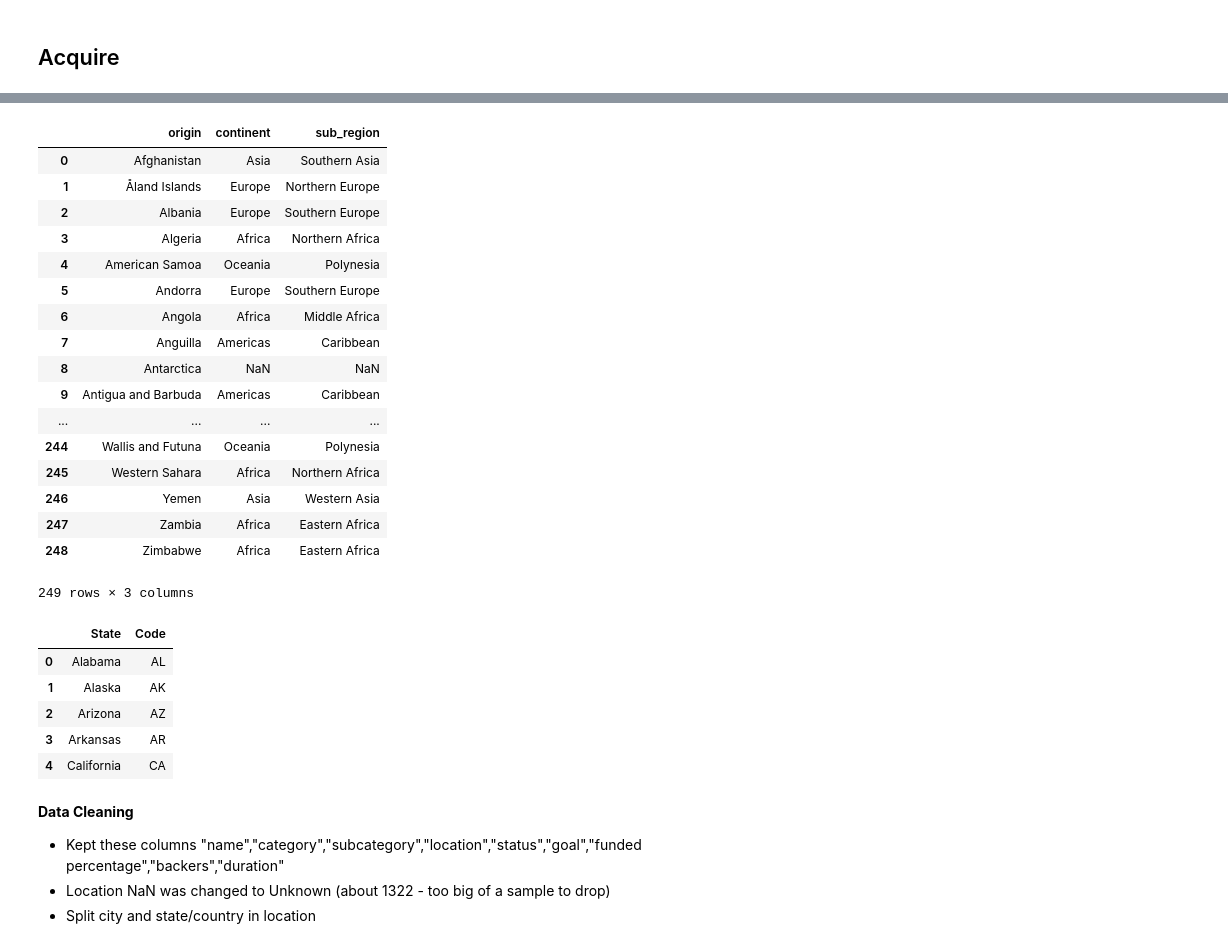
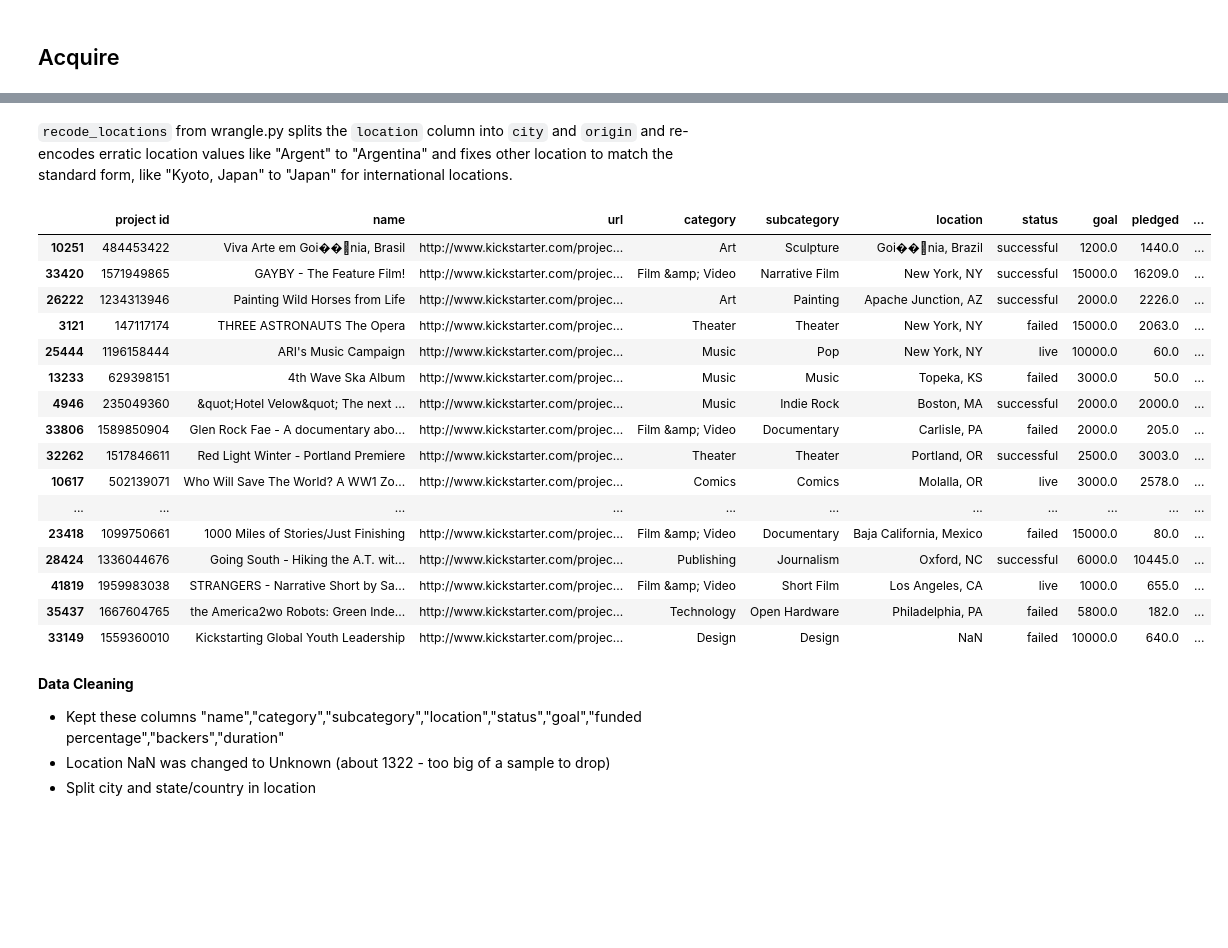
Before and after one commit to crisgiovanoni/kickstarter_project, a Jupyter notebook: Who Gets the Fund?.ipynb, the cells around one changed output, grey strips where cells are left out. Cells and saved outputs as stored; diff of their text form; code cells hidden in the pictures; blank space fills up the shorter version.

```diff
--- a/Who Gets the Fund?.ipynb
+++ b/Who Gets the Fund?.ipynb
@@ -45,36 +25,29 @@ org = org[["origin","continent","sub_region"]]
-# %%
-org
-# %% [output]
-|  | origin | continent | sub_region |
-| 0 | Afghanistan | Asia | Southern Asia |
-| 1 | Åland Islands | Europe | Northern Europe |
-| 2 | Albania | Europe | Southern Europe |
-| 3 | Algeria | Africa | Northern Africa |
-| 4 | American Samoa | Oceania | Polynesia |
-| 5 | Andorra | Europe | Southern Europe |
-| 6 | Angola | Africa | Middle Africa |
-| 7 | Anguilla | Americas | Caribbean |
-| 8 | Antarctica | NaN | NaN |
-| 9 | Antigua and Barbuda | Americas | Caribbean |
-| ... | ... | ... | ... |
-| 244 | Wallis and Futuna | Oceania | Polynesia |
-| 245 | Western Sahara | Africa | Northern Africa |
-| 246 | Yemen | Asia | Western Asia |
-| 247 | Zambia | Africa | Eastern Africa |
-| 248 | Zimbabwe | Africa | Eastern Africa |
-249 rows × 3 columns
-# %%
-states = states[["State","Code"]]
-states.head()
-# %% [output]
-|  | State | Code |
-| 0 | Alabama | AL |
-| 1 | Alaska | AK |
-| 2 | Arizona | AZ |
-| 3 | Arkansas | AR |
-| 4 | California | CA |
 # %%
-kick = get_kickstarter()
+kick = wrangle.get_kickstarter()
+# %% [markdown]
+`recode_locations` from wrangle.py splits the `location` column into `city` and `origin` and re-encodes erratic location values like "Argent" to "Argentina" and fixes other location to match the standard form, like "Kyoto, Japan" to "Japan" for international locations.
+# %%
+kick = wrangle.recode_locations(kick)
+# %%
+kick.sample(20)
+# %% [output]
+|  | project id | name | url | category | subcategory | location | status | goal | pledged | ... |
+| 10251 | 484453422 | Viva Arte em Goi��΢nia, Brasil | http://www.kickstarter.com/projec... | Art | Sculpture | Goi��΢nia, Brazil | successful | 1200.0 | 1440.0 | ... |
+| 33420 | 1571949865 | GAYBY - The Feature Film! | http://www.kickstarter.com/projec... | Film &amp; Video | Narrative Film | New York, NY | successful | 15000.0 | 16209.0 | ... |
+| 26222 | 1234313946 | Painting Wild Horses from Life | http://www.kickstarter.com/projec... | Art | Painting | Apache Junction, AZ | successful | 2000.0 | 2226.0 | ... |
+| 3121 | 147117174 | THREE ASTRONAUTS The Opera | http://www.kickstarter.com/projec... | Theater | Theater | New York, NY | failed | 15000.0 | 2063.0 | ... |
+| 25444 | 1196158444 | ARI's Music Campaign | http://www.kickstarter.com/projec... | Music | Pop | New York, NY | live | 10000.0 | 60.0 | ... |
+| 13233 | 629398151 | 4th Wave Ska Album | http://www.kickstarter.com/projec... | Music | Music | Topeka, KS | failed | 3000.0 | 50.0 | ... |
+| 4946 | 235049360 | &quot;Hotel Velow&quot; The next ... | http://www.kickstarter.com/projec... | Music | Indie Rock | Boston, MA | successful | 2000.0 | 2000.0 | ... |
+| 33806 | 1589850904 | Glen Rock Fae - A documentary abo... | http://www.kickstarter.com/projec... | Film &amp; Video | Documentary | Carlisle, PA | failed | 2000.0 | 205.0 | ... |
+| 32262 | 1517846611 | Red Light Winter - Portland Premiere | http://www.kickstarter.com/projec... | Theater | Theater | Portland, OR | successful | 2500.0 | 3003.0 | ... |
+| 10617 | 502139071 | Who Will Save The World? A WW1 Zo... | http://www.kickstarter.com/projec... | Comics | Comics | Molalla, OR | live | 3000.0 | 2578.0 | ... |
+| ... | ... | ... | ... | ... | ... | ... | ... | ... | ... | ... |
+| 23418 | 1099750661 | 1000 Miles of Stories/Just Finishing | http://www.kickstarter.com/projec... | Film &amp; Video | Documentary | Baja California, Mexico | failed | 15000.0 | 80.0 | ... |
+| 28424 | 1336044676 | Going South - Hiking the A.T. wit... | http://www.kickstarter.com/projec... | Publishing | Journalism | Oxford, NC | successful | 6000.0 | 10445.0 | ... |
+| 41819 | 1959983038 | STRANGERS - Narrative Short by Sa... | http://www.kickstarter.com/projec... | Film &amp; Video | Short Film | Los Angeles, CA | live | 1000.0 | 655.0 | ... |
+| 35437 | 1667604765 | the America2wo Robots: Green Inde... | http://www.kickstarter.com/projec... | Technology | Open Hardware | Philadelphia, PA | failed | 5800.0 | 182.0 | ... |
+| 33149 | 1559360010 | Kickstarting Global Youth Leadership | http://www.kickstarter.com/projec... | Design | Design | NaN | failed | 10000.0 | 640.0 | ... |
 # %% [markdown]
 **Data Cleaning**
 
```
Also changed, not shown: parts of 26 cells of this notebook, 1 other file.
